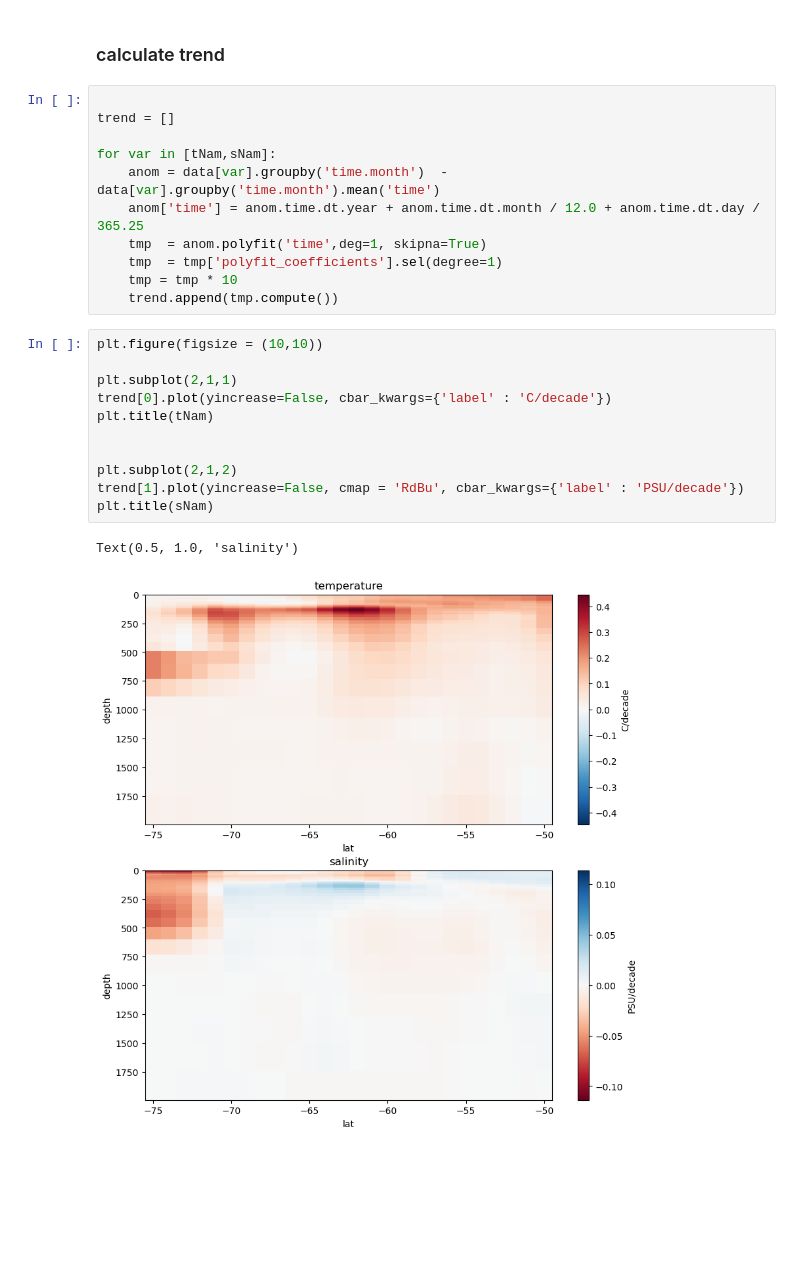
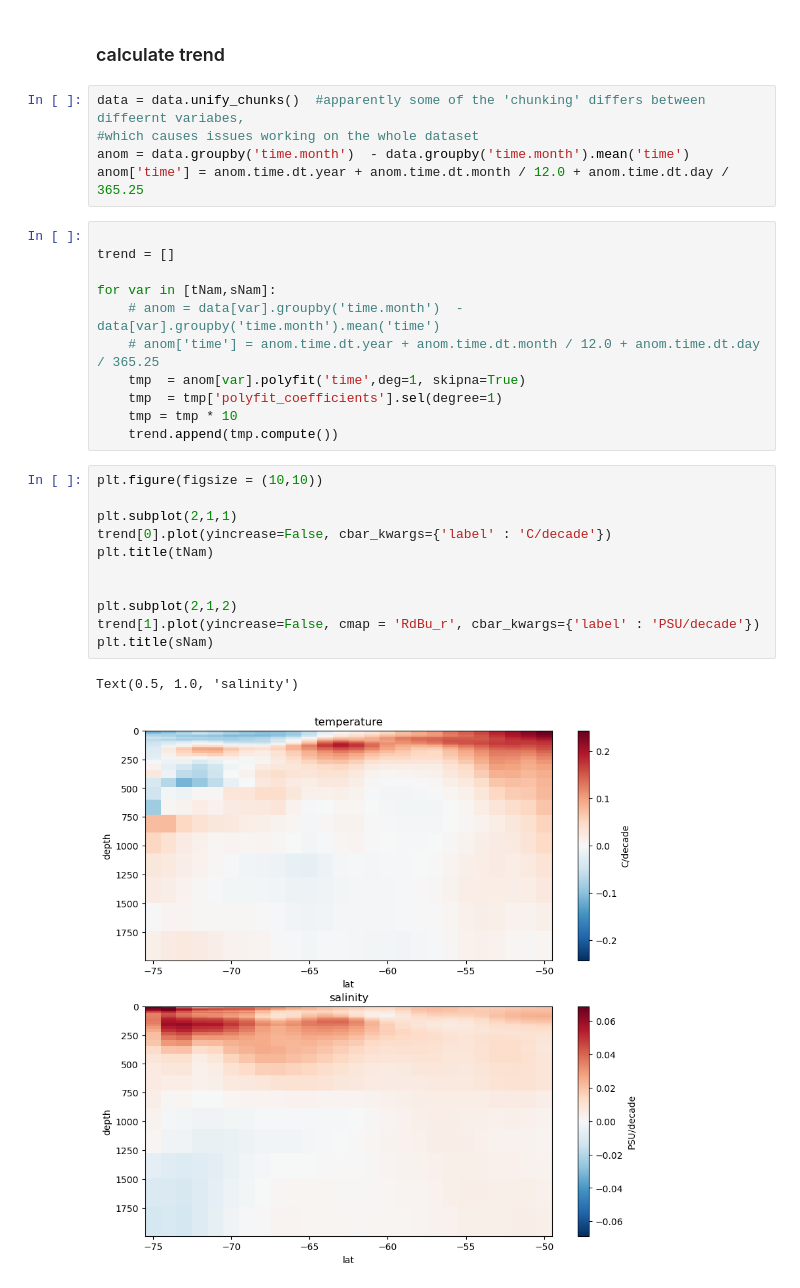
Before and after one commit to willrhobbs/Obs-seaice-analysis, a Jupyter notebook: Obs_depth_lat_trend.ipynb, the cells around one changed output. Saved outputs shown, nothing was run; the diff lists cells and outputs as text; blank space fills up the shorter version.

Commit message:
fix inconsistent chunking bug

```diff
--- a/Obs_depth_lat_trend.ipynb
+++ b/Obs_depth_lat_trend.ipynb
@@ -53,28 +53,33 @@ else:
     data = data.cf.sel(longitude = (data.lon <= lonmax) | (data.lon > lonmin)).cf.mean('longitude')
 # %% [markdown]
 ### calculate trend
+# %%
+data = data.unify_chunks()  #apparently some of the 'chunking' differs between diffeernt variabes,
+#which causes issues working on the whole dataset
+anom = data.groupby('time.month')  - data.groupby('time.month').mean('time')
+anom['time'] = anom.time.dt.year + anom.time.dt.month / 12.0 + anom.time.dt.day / 365.25
 # %%
 
 trend = []
 
 for var in [tNam,sNam]:
-    anom = data[var].groupby('time.month')  - data[var].groupby('time.month').mean('time')
-    anom['time'] = anom.time.dt.year + anom.time.dt.month / 12.0 + anom.time.dt.day / 365.25
-    tmp  = anom.polyfit('time',deg=1, skipna=True)
+    # anom = data[var].groupby('time.month')  - data[var].groupby('time.month').mean('time')
+    # anom['time'] = anom.time.dt.year + anom.time.dt.month / 12.0 + anom.time.dt.day / 365.25
+    tmp  = anom[var].polyfit('time',deg=1, skipna=True)
     tmp  = tmp['polyfit_coefficients'].sel(degree=1)
     tmp = tmp * 10
     trend.append(tmp.compute())
 # %%
 plt.figure(figsize = (10,10))
 
 plt.subplot(2,1,1)
 trend[0].plot(yincrease=False, cbar_kwargs={'label' : 'C/decade'})
 plt.title(tNam)
 
 
 plt.subplot(2,1,2)
-trend[1].plot(yincrease=False, cmap = 'RdBu', cbar_kwargs={'label' : 'PSU/decade'})
+trend[1].plot(yincrease=False, cmap = 'RdBu_r', cbar_kwargs={'label' : 'PSU/decade'})
 plt.title(sNam)
 # %% [output]
 Text(0.5, 1.0, 'salinity')
-[figure, old version]
+[figure, new version]
```
Also changed, not shown: parts of 1 cell of this notebook.
